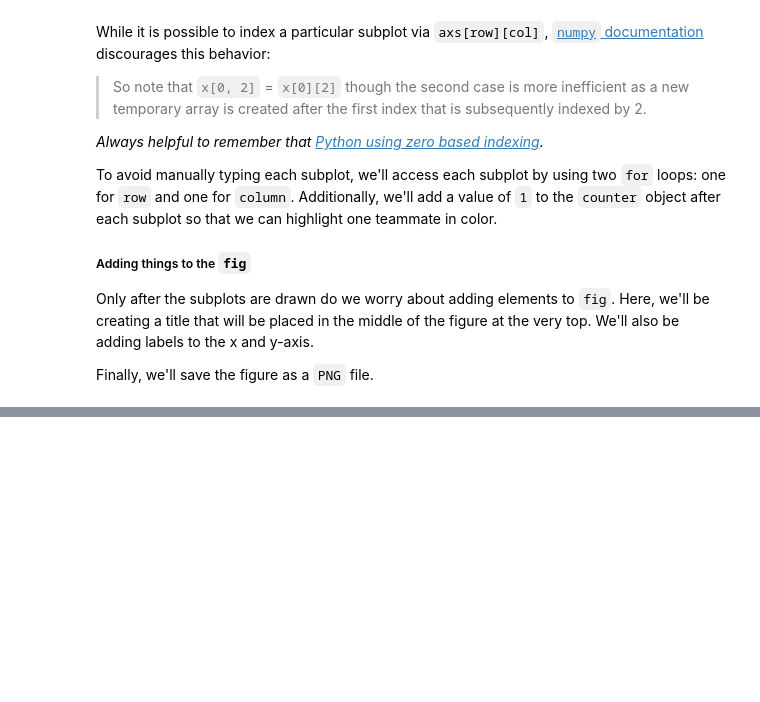
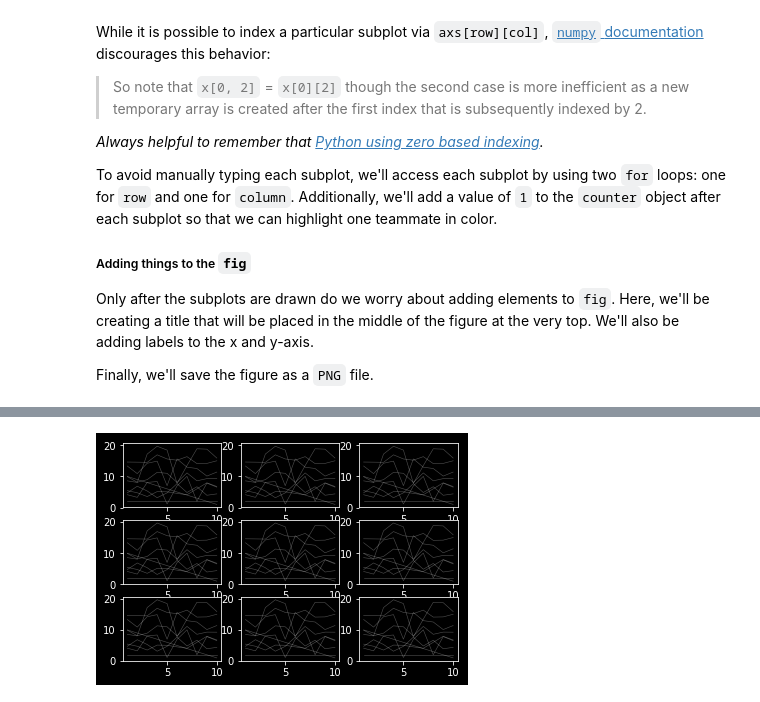
Before and after one commit to wvsharber/small_multiples, a Jupyter notebook: small_mult.ipynb, the cells around one changed output, grey strips where cells are left out. Cells and saved outputs as stored; diff of their text form; code cells hidden in the pictures; blank space fills up the shorter version.

```diff
--- a/small_mult.ipynb
+++ b/small_mult.ipynb
@@ -103,48 +138,61 @@ fig, axs = plt.subplots(nrows=3, ncols=3)
 
 # counter will store the feature index to use when highlighting a particular teammate in each subplot
 
+counter = 0
+
 # begin the nested for loop to access each individual subplot within the 3x3 grid
 # note: we are subsetting each subplot via axs[row, col]
 
-        # plot every feature in each subplot as a white line with a linewidth of 0.6
+for row in range(axs.shape[0]):
+    for col in range(axs.shape[1]):
+        for name in df_wide.columns[1:]:
+            # plot every feature in each subplot as a white line with a linewidth of 0.6
         # and an alpha of 0.3
         # note: we want to avoid manually plotting each variation of
         #       df[<name>] as our y-value inside of each subplot's .plot() method
         #
         #       to do so, find a way to store all <name> as a list and create
         #       a 3rd nested for loop
+            axs[row, col].plot(df_wide['hour'],
+                               df_wide[name],
+                               color = 'white',
+                               linewidth = 0.6,
+                               alpha = 0.3)
 
         # for each subplot, plot only one non-"hour" feature - via counter - in color
         # with a linewidth of 2.4 and an alpha of 0.9
         # note: this where we'll input counter directly inside of palette()
+            axs[row, col].plot(df_wide)
 
         # set xlim and ylim for each subplot
 
         # remove x-axis tick marks from the first two rows of subplots
 
         # remove the y-axis tick marks from the second and third columns of subplots
 
         # assign each subplot a title based on the one non-"hour" feature that was highlighted in color
 
         # now that we're done with this subplot, add one to counter so the next teammate is highlighted
 
 
-# assign an overall title
-fig.suptitle("Average number of commits over time by each team member",
-             fontsize=13,
-             fontweight=0,
-             color="white",
-             style="italic",
-             y=1.02)
+# # assign an overall title
+# fig.suptitle("Average number of commits over time by each team member",
+#              fontsize=13,
+#              fontweight=0,
+#              color="white",
+#              style="italic",
+#              y=1.02)
 
-# label axes
-fig.text(0.5, 0.01, "Time (in number of hours since start of hackathon)", ha="center", va="center")
-fig.text(0.01, 0.5, "Number of commits", ha="center", va="center", rotation='vertical')
+# # label axes
+# fig.text(0.5, 0.01, "Time (in number of hours since start of hackathon)", ha="center", va="center")
+# fig.text(0.01, 0.5, "Number of commits", ha="center", va="center", rotation='vertical')
 
-# adjust layout so things aren't so squished
-fig.tight_layout()
+# # adjust layout so things aren't so squished
+# fig.tight_layout()
 
-# export figure as PNG file
-fig.savefig("visuals/class_small_multiples_example.png",
-            dpi=200,
-            bbox_inches="tight")
+# # export figure as PNG file
+# fig.savefig("visuals/class_small_multiples_example.png",
+#             dpi=200,
+#             bbox_inches="tight")
+# %% [output]
+[figure, added]
```
Also changed, not shown: parts of 5 cells of this notebook.
